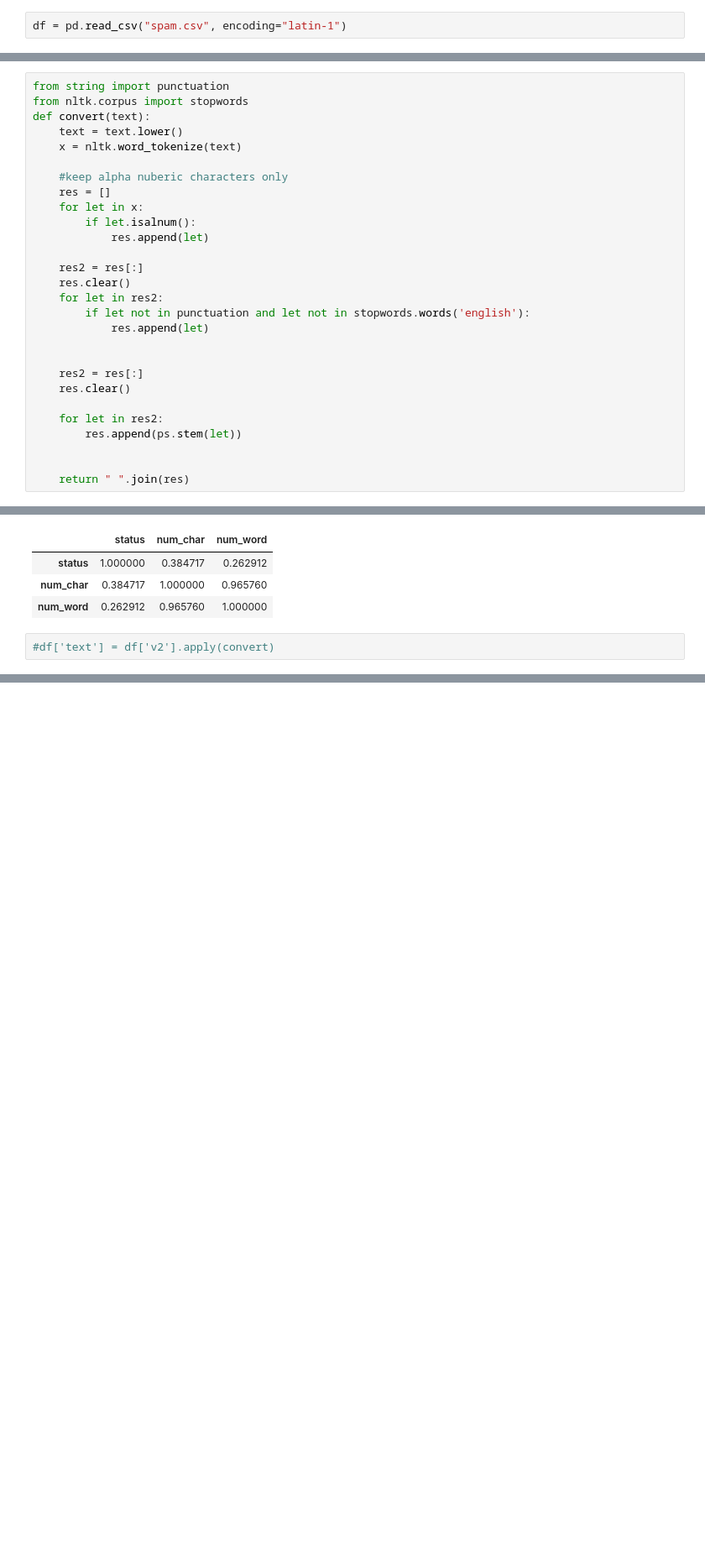
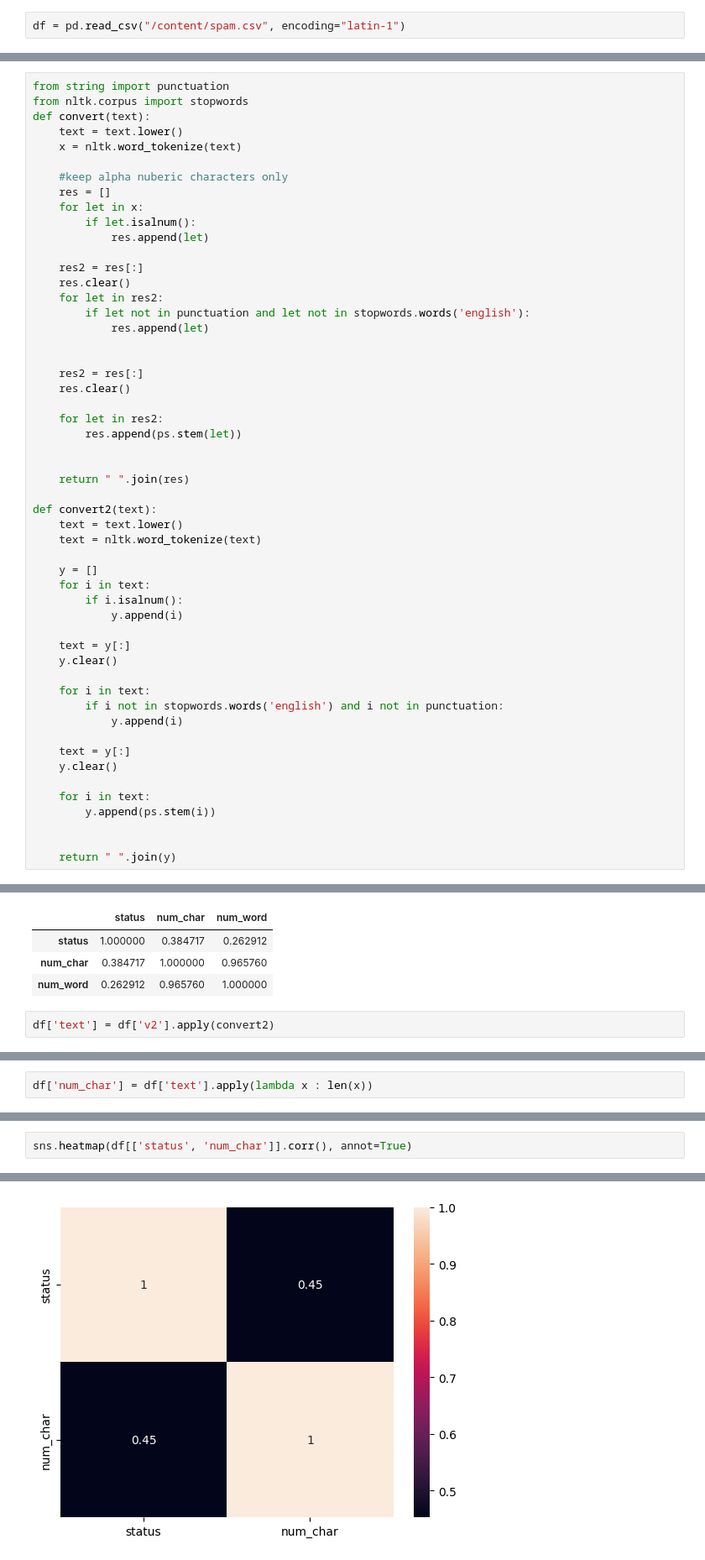
Before and after one commit to someeranmahata/SPAM-sms-Detection, a Jupyter notebook: EDA.ipynb, the cells around one changed output, grey strips where cells are left out. Shown at 84% size. Cells and saved outputs as stored; diff of their text form; blank space fills up the shorter version.

```diff
--- a/EDA.ipynb
+++ b/EDA.ipynb
@@ -10,5 +12,5 @@ from nltk.stem.porter import PorterStemmer
 # %%
-df = pd.read_csv("spam.csv", encoding="latin-1")
+df = pd.read_csv("/content/spam.csv", encoding="latin-1")
 # %%
 print(df.shape)
 df.sample(5)
@@ -180,4 +181,29 @@ def convert(text):
 
 
     return " ".join(res)
+
+def convert2(text):
+    text = text.lower()
+    text = nltk.word_tokenize(text)
+
+    y = []
+    for i in text:
+        if i.isalnum():
+            y.append(i)
+
+    text = y[:]
+    y.clear()
+
+    for i in text:
+        if i not in stopwords.words('english') and i not in punctuation:
+            y.append(i)
+
+    text = y[:]
+    y.clear()
+
+    for i in text:
+        y.append(ps.stem(i))
+
+
+    return " ".join(y)
 # %%
@@ -193,4 +221,4 @@ dt.corr()
 | num_char | 0.384717 | 1.000000 | 0.965760 |
 | num_word | 0.262912 | 0.965760 | 1.000000 |
 # %%
-#df['text'] = df['v2'].apply(convert)
+df['text'] = df['v2'].apply(convert2)
@@ -196,0 +235,2 @@ dt.corr()
+# %%
+df['num_char'] = df['text'].apply(lambda x : len(x))
@@ -196,0 +270,3 @@ dt.corr()
+# %%
+sns.heatmap(df[['status', 'num_char']].corr(), annot=True)
+# %% [output]
@@ -196,0 +274 @@ dt.corr()
+[figure, added]
```
Also changed, not shown: parts of 42 cells of this notebook.
